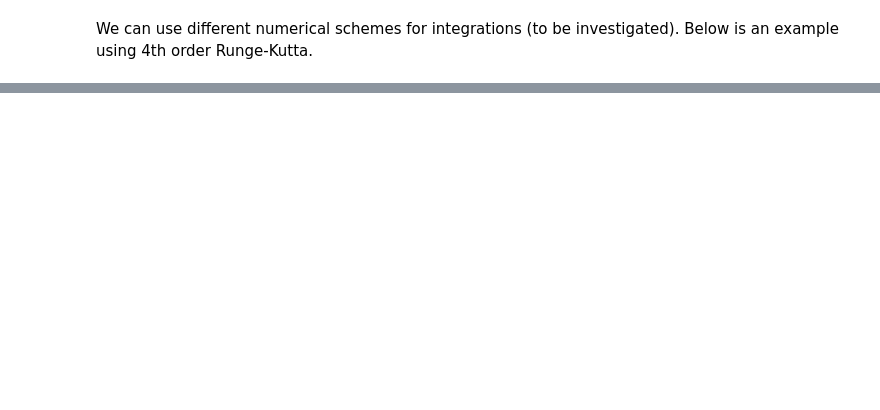
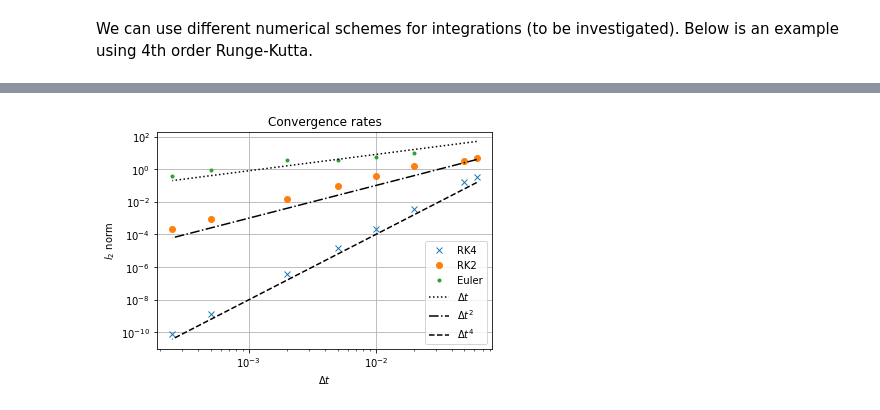
Before and after one commit to m2lines/L96_demo, a Jupyter notebook: L96-description.ipynb, the cells around one changed output, grey strips where cells are left out. Saved outputs shown, nothing was run; the diff lists cells and outputs as text; code cells hidden in the pictures; blank space fills up the shorter version.

```diff
--- a/L96-description.ipynb
+++ b/L96-description.ipynb
@@ -70,0 +142,28 @@ plt.subplot(224); plt.plot(t, (X**2).sum(axis=-1)); plt.xlabel('t'); plt.title('
+# %%
+def l2nrm(X,Xtrth):
+    return np.sqrt( ( ( X[-1,:] - Xtrth[-1,:] )**2 ).mean() )
+
+NT, Lt = [16,20,50,100,200,500,2000,4000], 3
+D,E4,E2,E1 = np.zeros(len(NT)), np.zeros(len(NT)), np.zeros(len(NT)), np.zeros(len(NT))*np.nan
+Xtrth,t = integrator_1d(L96_eq1_xdot, RK4, 0.25/NT[-1], Xinit, Lt*4*NT[-1], F)
+for i in range(len(NT)):
+    dt = 1.0/NT[i]
+    D[i] = dt
+    X,t = integrator_1d(L96_eq1_xdot, RK4, dt, Xinit, Lt*NT[i], F)
+    E4[i] = l2nrm(X,Xtrth)
+    X,t = integrator_1d(L96_eq1_xdot, RK2, dt, Xinit, Lt*NT[i], F)
+    E2[i] = l2nrm(X,Xtrth)
+    if dt<0.04:
+        X,t = integrator_1d(L96_eq1_xdot, EulerFwd, dt, Xinit, Lt*NT[i], F)
+        E1[i] = l2nrm(X,Xtrth)
+
+plt.loglog(D, E4, 'x', label='RK4')
+plt.loglog(D, E2, 'o', label='RK2')
+plt.loglog(D, E1, '.', label='Euler')
+plt.loglog(D, 8e2*D, 'k:', label='$\Delta t$')
+plt.loglog(D, 1e3*D**2, 'k-.', label='$\Delta t^2$')
+plt.loglog(D, 1e4*D**4, 'k--', label='$\Delta t^4$')
+plt.legend();
+plt.grid(); plt.xlabel('$\Delta t$'); plt.ylabel('$l_2$ norm'); plt.title('Convergence rates');
+# %% [output]
+[figure, added]
```
Also changed, not shown: parts of 10 cells of this notebook, 1 other file.
